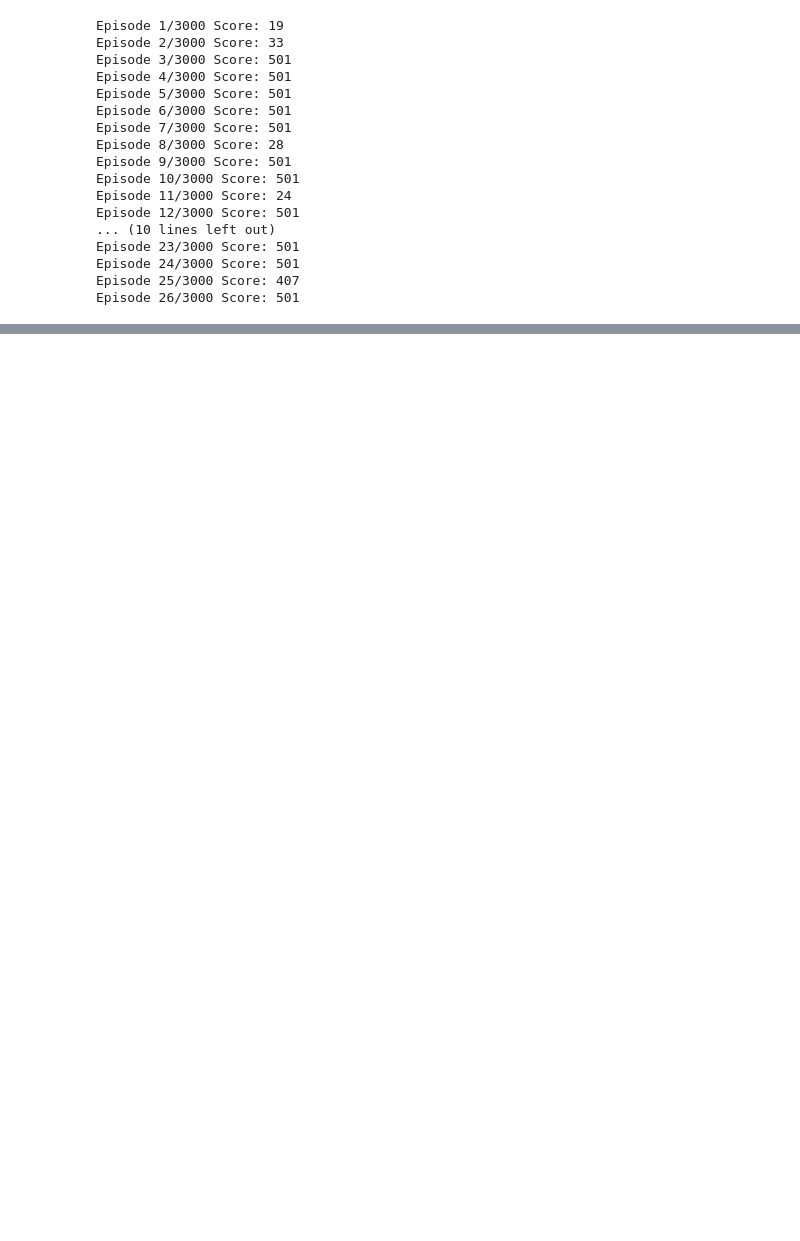
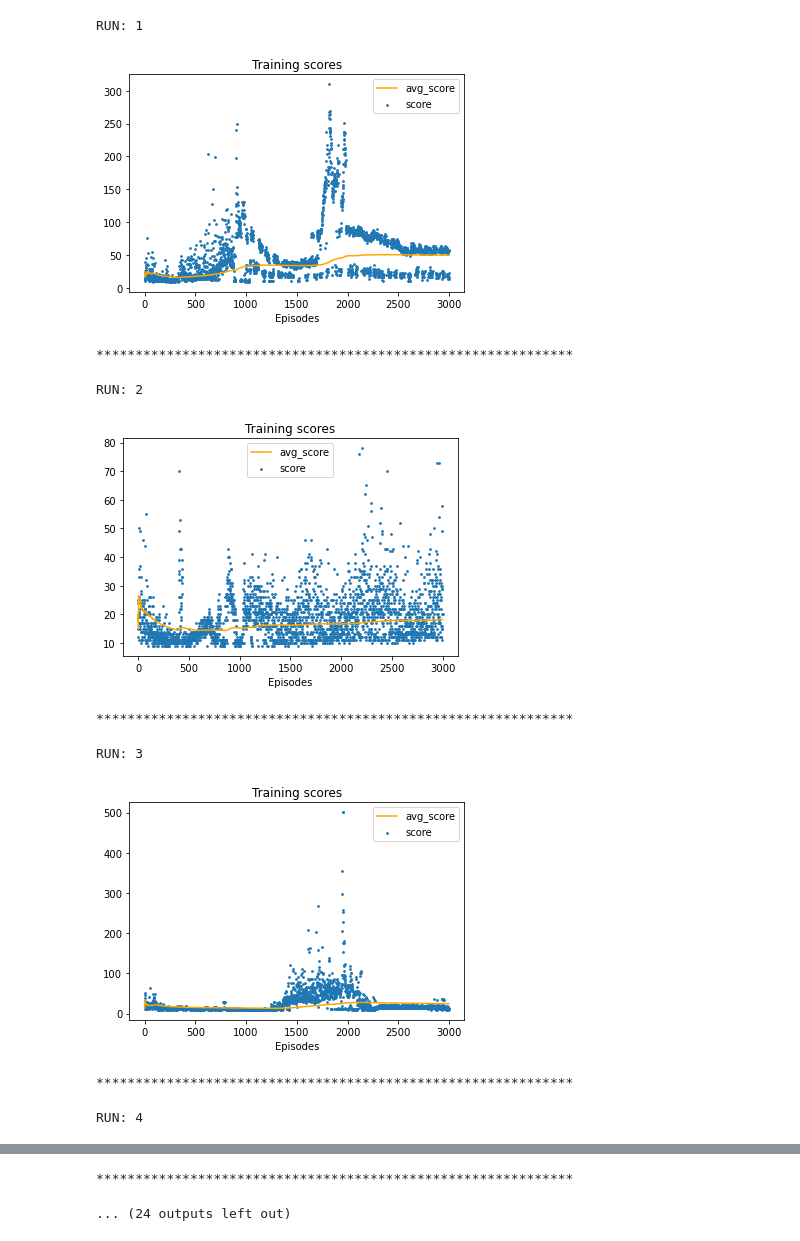
Before and after one commit to andricmitrovic/poker_reinforcement_learning, a Jupyter notebook: train.ipynb, the cells around one changed output, grey strips where cells are left out. Saved outputs shown, nothing was run; the diff lists cells and outputs as text; code cells hidden in the pictures; blank space fills up the shorter version.

```diff
--- a/train.ipynb
+++ b/train.ipynb
@@ -14,21 +23,22 @@ os.environ['KMP_DUPLICATE_LIB_OK']='True'
 # %%
-cartpole = CartPole()
-scores, avg_scores = cartpole.run_train()
+early_stopped = False
+counter = 0
+while not early_stopped:
+    cartpole = CartPole()
+    early_stopped, scores, avg_scores = cartpole.run_train()
+    counter += 1
+
+    print(f'RUN: {counter}')
+    plot(scores, avg_scores)
+    print("*************************************************************")
 # %% [output]
-Episode 1/3000 Score: 19
-Episode 2/3000 Score: 33
-Episode 3/3000 Score: 501
-Episode 4/3000 Score: 501
-Episode 5/3000 Score: 501
-Episode 6/3000 Score: 501
-Episode 7/3000 Score: 501
-Episode 8/3000 Score: 28
-Episode 9/3000 Score: 501
-Episode 10/3000 Score: 501
-Episode 11/3000 Score: 24
-Episode 12/3000 Score: 501
-... (10 lines left out)
-Episode 23/3000 Score: 501
-Episode 24/3000 Score: 501
-Episode 25/3000 Score: 407
-Episode 26/3000 Score: 501
+RUN: 1
+[figure, added]
+*************************************************************
+RUN: 2
+[figure, added]
+*************************************************************
+RUN: 3
+[figure, added]
+*************************************************************
+RUN: 4
@@ -34,0 +46,2 @@ Episode 26/3000 Score: 501
+*************************************************************
+... (24 outputs left out)
```
Also changed, not shown: parts of 5 cells of this notebook, 2 other files.
